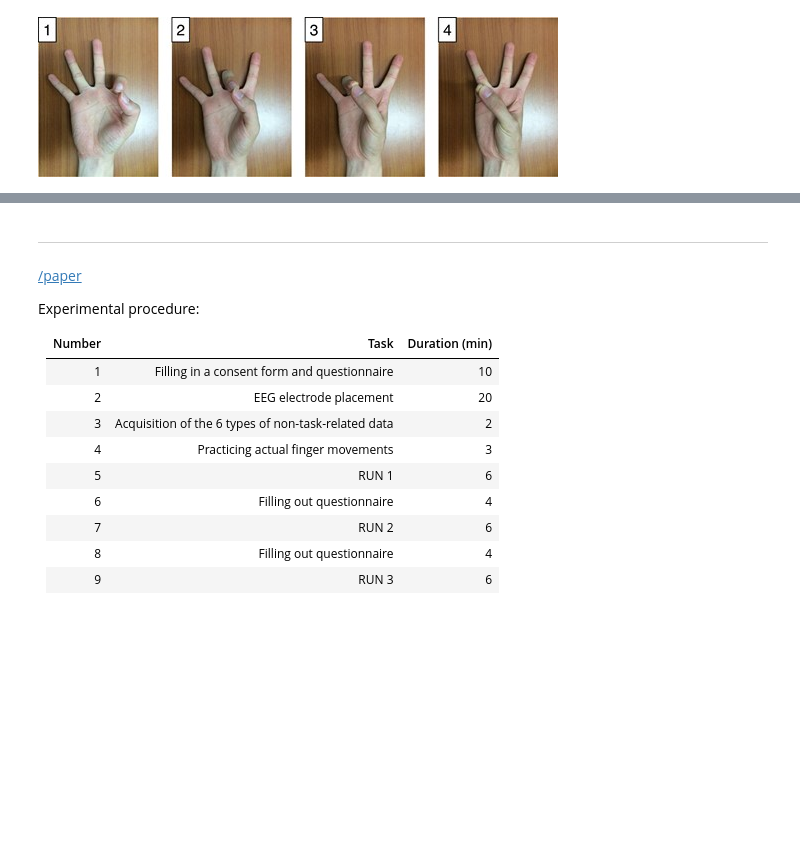
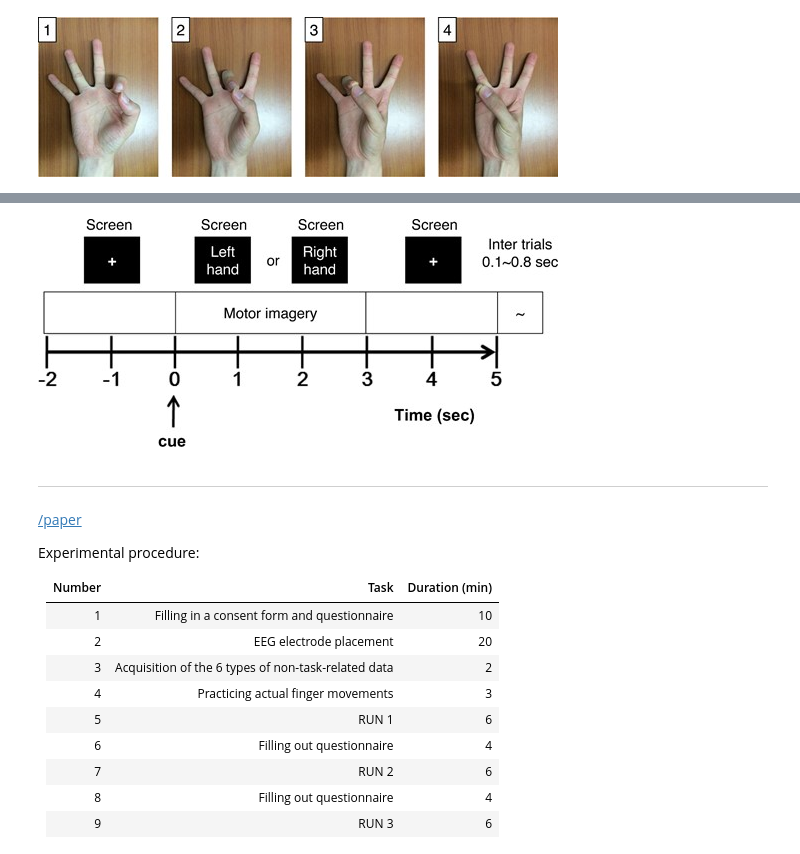
Before and after one commit to alarxx/BCI_Midterm_Project, a Jupyter notebook: project.ipynb, the cells around one changed output, grey strips where cells are left out. Cells and saved outputs as stored; diff of their text form; code cells hidden in the pictures; blank space fills up the shorter version.

```diff
--- a/project.ipynb
+++ b/project.ipynb
@@ -180,3 +182,9 @@ display(Image(filename="assets/hand_movements.jpeg"))
+# %%
+from IPython.display import Image, display
+
+display(Image(filename="assets/trials.jpeg"))
+# %% [output]
+[figure, added]
 # %% [markdown]
 
 ---
```
Also changed, not shown: parts of 30 cells of this notebook, 1 other file.
